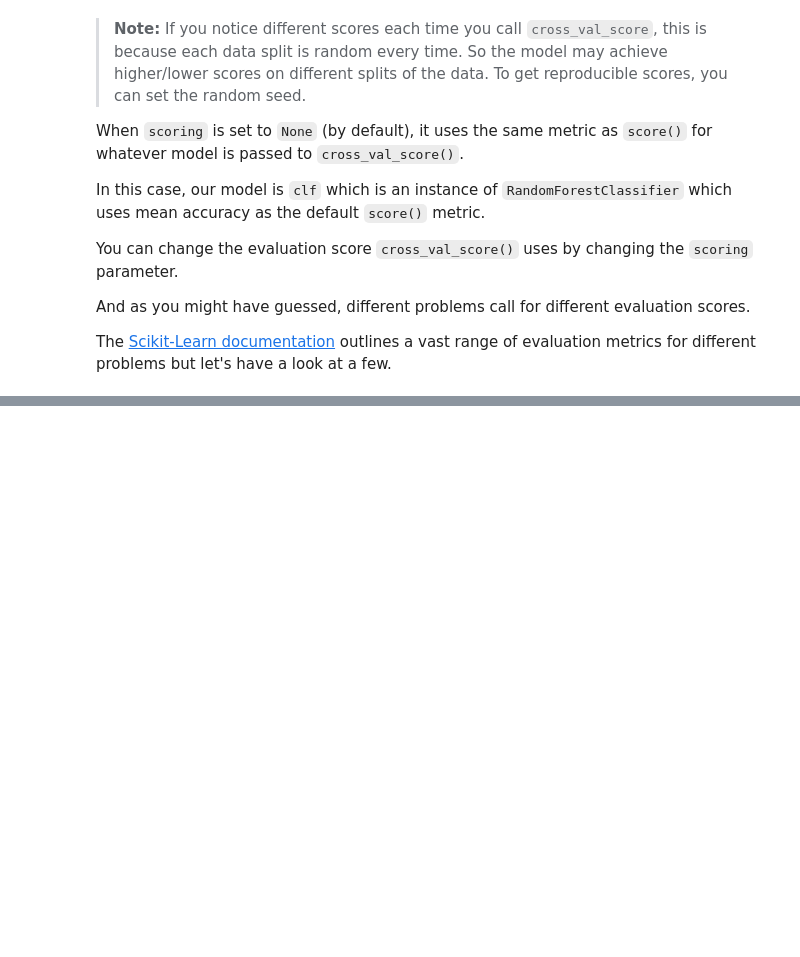
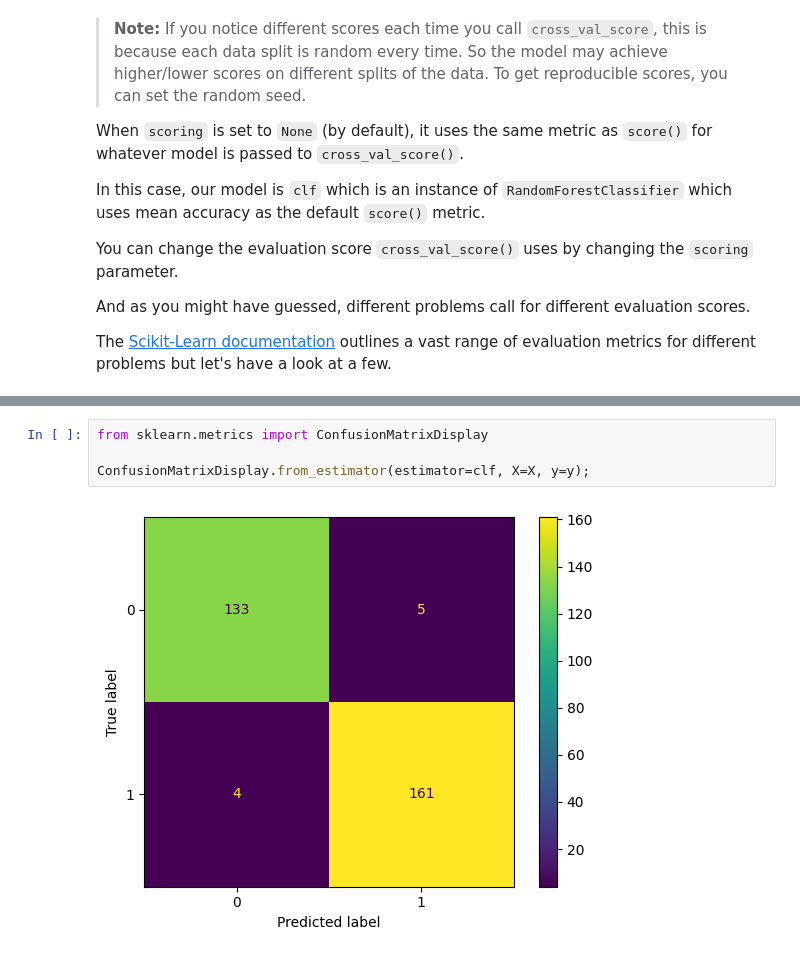
Before and after one commit to lokesha01hp/Scikit-Learn-End-to-End-Workflows, a Jupyter notebook: Step-4 (Evaluting the ml model)/main.ipynb, the cells around one changed output, grey strips where cells are left out. Drawn from its saved outputs; the diff is of its cells as text; blank space fills up the shorter version.

```diff
--- a/Step-4 (Evaluting the ml model)/main.ipynb
+++ b/Step-4 (Evaluting the ml model)/main.ipynb
@@ -243,0 +449,6 @@ The [Scikit-Learn documentation](https://scikit-learn.org/stable/modules/model_e
+# %%
+from sklearn.metrics import ConfusionMatrixDisplay
+
+ConfusionMatrixDisplay.from_estimator(estimator=clf, X=X, y=y);
+# %% [output]
+[figure, added]
```
Also changed, not shown: parts of 72 cells of this notebook.
